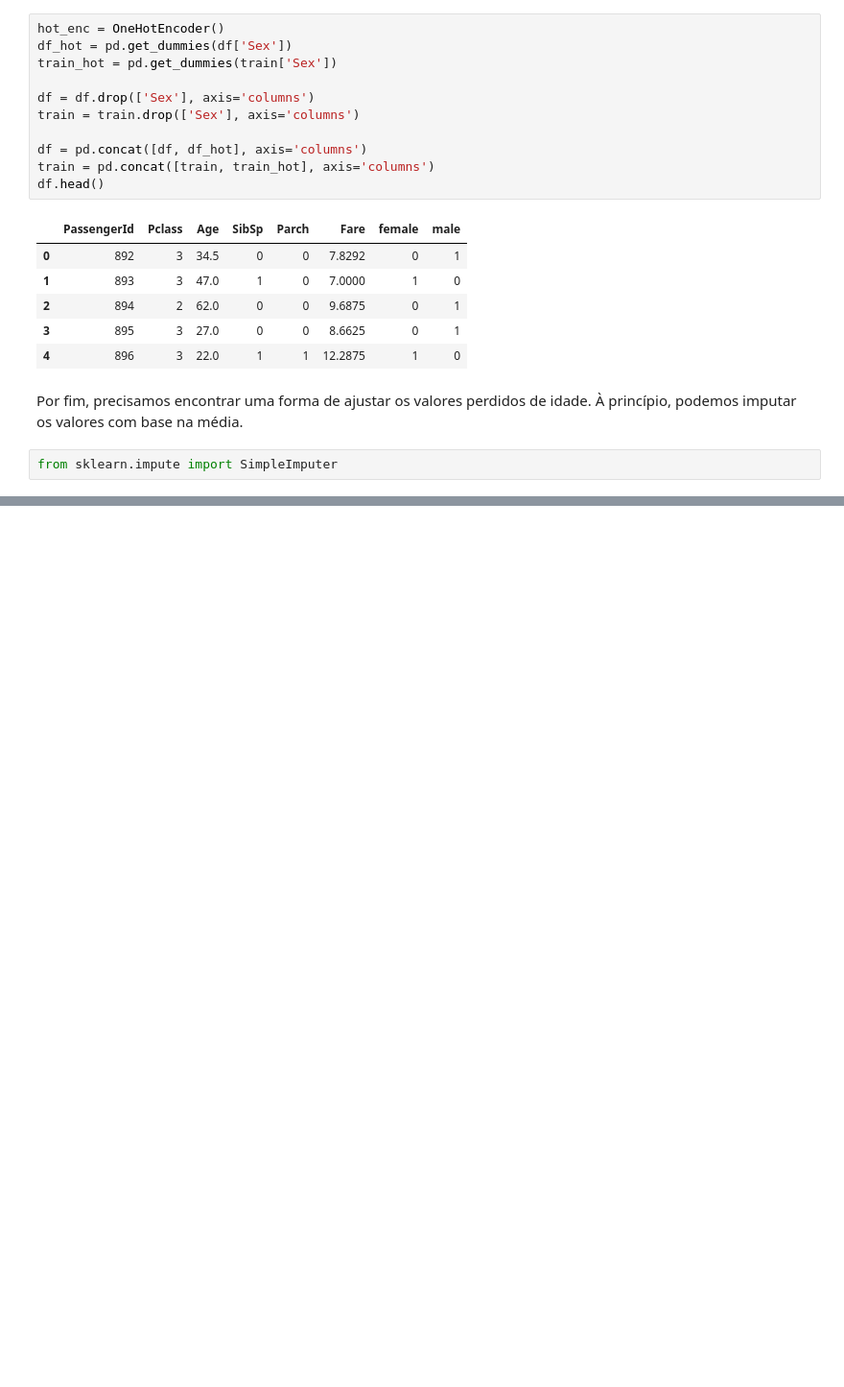
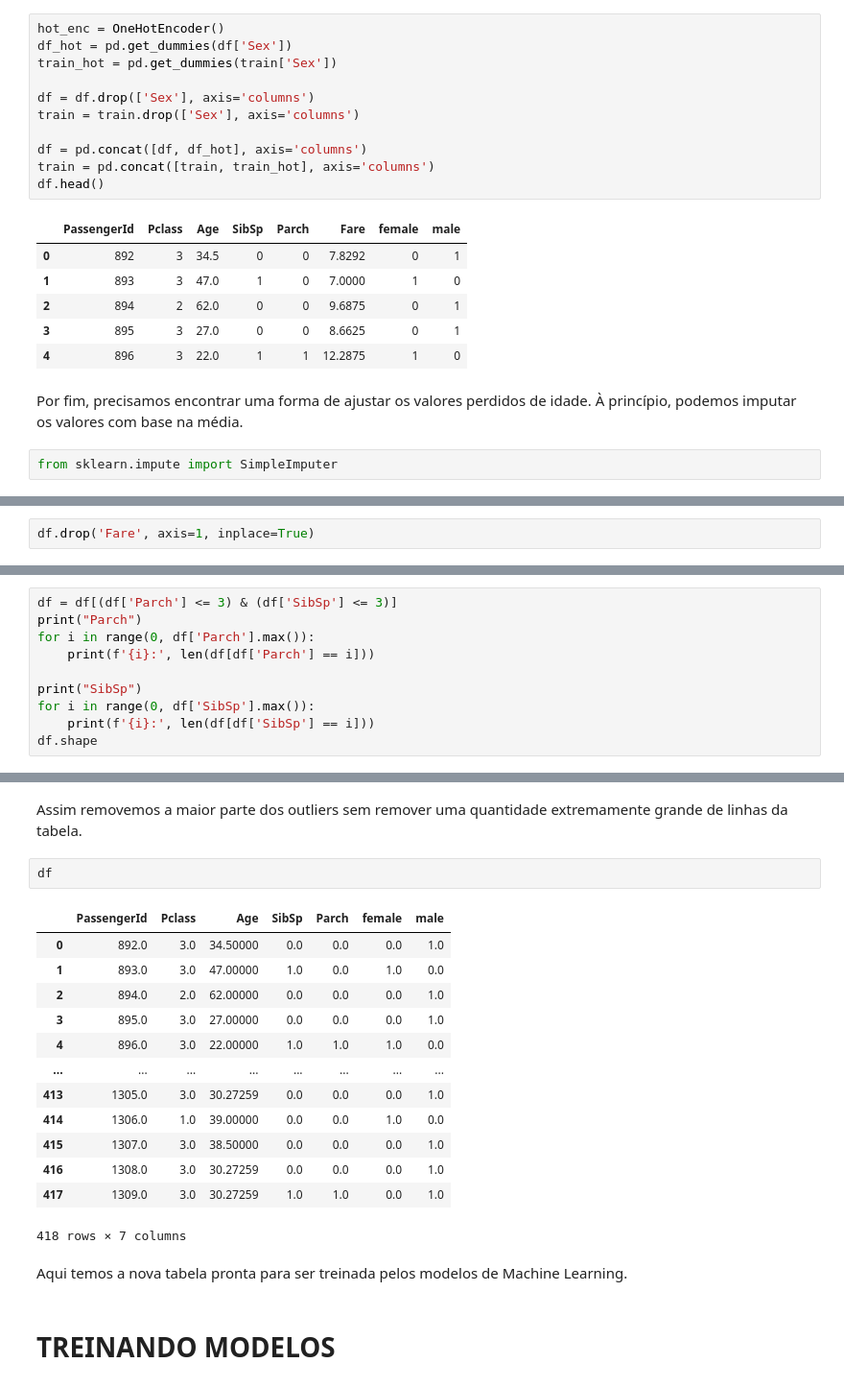
Before and after one commit to RenanFlorencio/Titanic-Model-Training, a Jupyter notebook: training.ipynb, the cells around one changed output, grey strips where cells are left out. Shown: that part at 96% size. Saved outputs shown, nothing was run; the diff lists cells and outputs as text; blank space fills up the shorter version.

```diff
--- a/training.ipynb
+++ b/training.ipynb
@@ -142,0 +166,2 @@ dtype: int64
+# %%
+df.drop('Fare', axis=1, inplace=True)
@@ -142,0 +184,10 @@ dtype: int64
+# %%
+df = df[(df['Parch'] <= 3) & (df['SibSp'] <= 3)]
+print("Parch")
+for i in range(0, df['Parch'].max()):
+    print(f'{i}:', len(df[df['Parch'] == i]))
+
+print("SibSp")
+for i in range(0, df['SibSp'].max()):
+    print(f'{i}:', len(df[df['SibSp'] == i]))
+df.shape
@@ -142,0 +204,22 @@ dtype: int64
+# %% [markdown]
+Assim removemos a maior parte dos outliers sem remover uma quantidade extremamente grande de linhas da tabela.
+# %%
+df
+# %% [output]
+|  | PassengerId | Pclass | Age | SibSp | Parch | female | male |
+| 0 | 892.0 | 3.0 | 34.50000 | 0.0 | 0.0 | 0.0 | 1.0 |
+| 1 | 893.0 | 3.0 | 47.00000 | 1.0 | 0.0 | 1.0 | 0.0 |
+| 2 | 894.0 | 2.0 | 62.00000 | 0.0 | 0.0 | 0.0 | 1.0 |
+| 3 | 895.0 | 3.0 | 27.00000 | 0.0 | 0.0 | 0.0 | 1.0 |
+| 4 | 896.0 | 3.0 | 22.00000 | 1.0 | 1.0 | 1.0 | 0.0 |
+| ... | ... | ... | ... | ... | ... | ... | ... |
+| 413 | 1305.0 | 3.0 | 30.27259 | 0.0 | 0.0 | 0.0 | 1.0 |
+| 414 | 1306.0 | 1.0 | 39.00000 | 0.0 | 0.0 | 1.0 | 0.0 |
+| 415 | 1307.0 | 3.0 | 38.50000 | 0.0 | 0.0 | 0.0 | 1.0 |
+| 416 | 1308.0 | 3.0 | 30.27259 | 0.0 | 0.0 | 0.0 | 1.0 |
+| 417 | 1309.0 | 3.0 | 30.27259 | 1.0 | 1.0 | 0.0 | 1.0 |
+418 rows × 7 columns
+# %% [markdown]
+Aqui temos a nova tabela pronta para ser treinada pelos modelos de Machine Learning.
+# %% [markdown]
+# TREINANDO MODELOS
```
Also changed, not shown: parts of 10 cells of this notebook.
